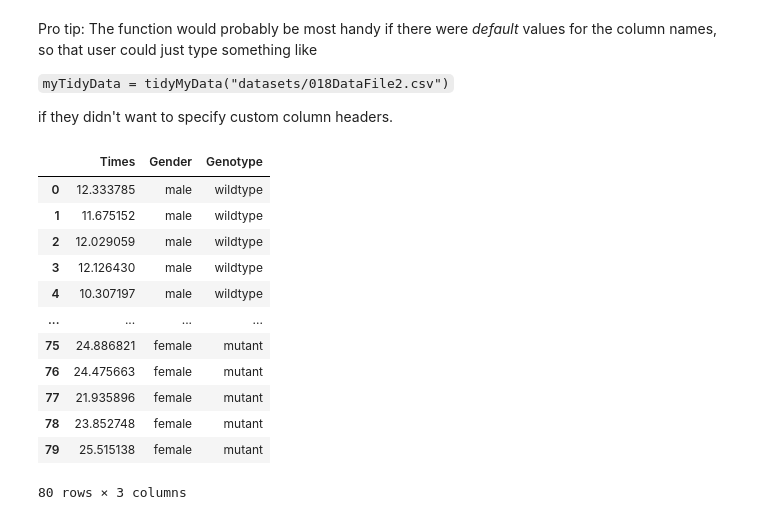
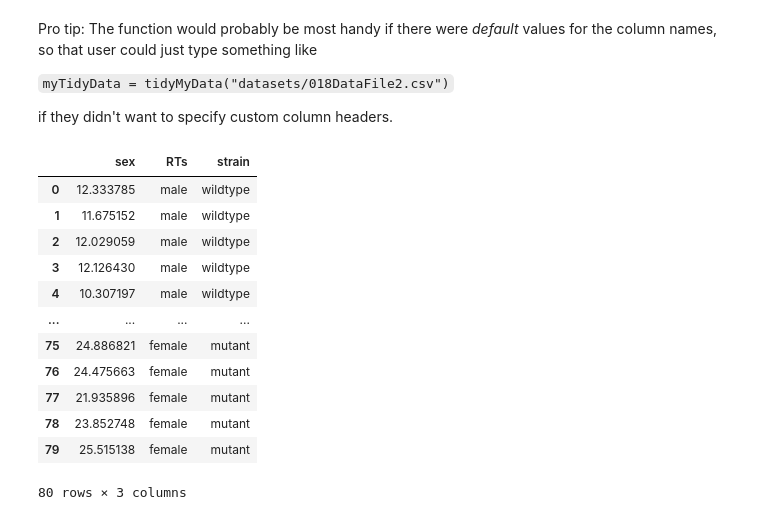
Before and after one commit to baramX3/PSY_submissions, a Jupyter notebook: tutorial_notebooks/tutorial017-Pandas-DataWranglingAutomation.ipynb, the cells around one changed output. Cells and saved outputs as stored; diff of their text form; code cells hidden in the pictures.

```diff
--- a/tutorial_notebooks/tutorial017-Pandas-DataWranglingAutomation.ipynb
+++ b/tutorial_notebooks/tutorial017-Pandas-DataWranglingAutomation.ipynb
@@ -716,7 +727,7 @@ Pro tip: The function would probably be most handy if there were *default* value
 if they didn't want to specify custom column headers.
 # %%
 # modified tidyMyData() where column names can be specified by the user
-def tidyMyData(filename, colNames) :
+def tidyMyData(filename, colNames = ['sex', 'RTs', 'strain']) :
     '''
     tidyMyData() Takes one-column-per-cell rat reaction time data and 3 column names as input.
     Returns tidy one-column-per-variable data.
@@ -726,7 +737,6 @@ def tidyMyData(filename, colNames) :
     import pandas as pd
     import numpy as np
 
-    #colNames = ['sex', 'RTs', 'strain']
     my_input_data = pd.read_csv(filename)  # read the data
 
     raw_data = my_input_data.to_numpy()                      # convert to numpy array
@@ -760,9 +770,9 @@ def tidyMyData(filename, colNames) :
 
     return my_new_tidy_data
 # %%
-tidyMyData("../datasets/018DataFile.csv", ["Times", "Gender", "Genotype"]) # test new function
+tidyMyData("../datasets/018DataFile.csv") # test new function with default col headers
 # %% [output]
-|  | Times | Gender | Genotype |
+|  | sex | RTs | strain |
 | 0 | 12.333785 | male | wildtype |
 | 1 | 11.675152 | male | wildtype |
 | 2 | 12.029059 | male | wildtype |
```
Also changed, not shown: parts of 12 cells of this notebook.
